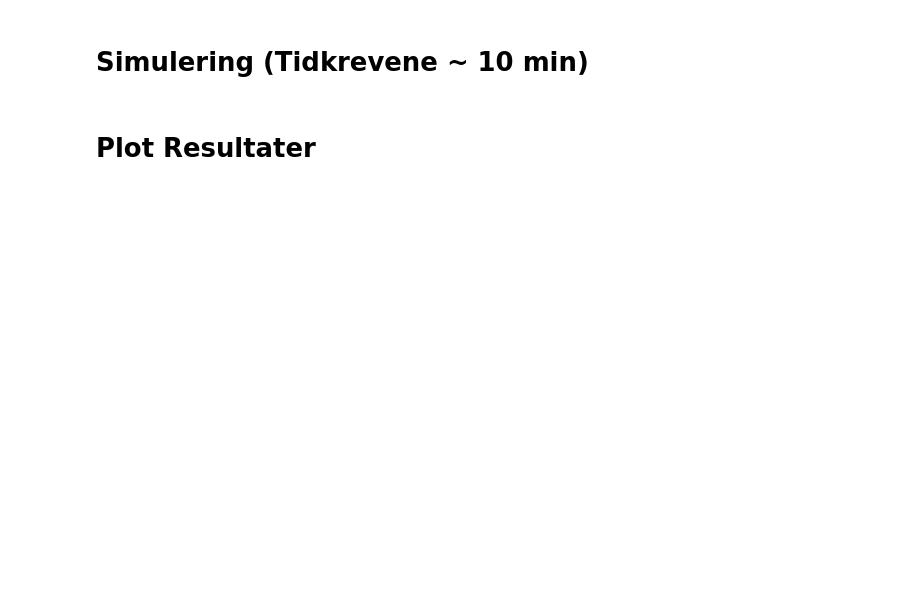
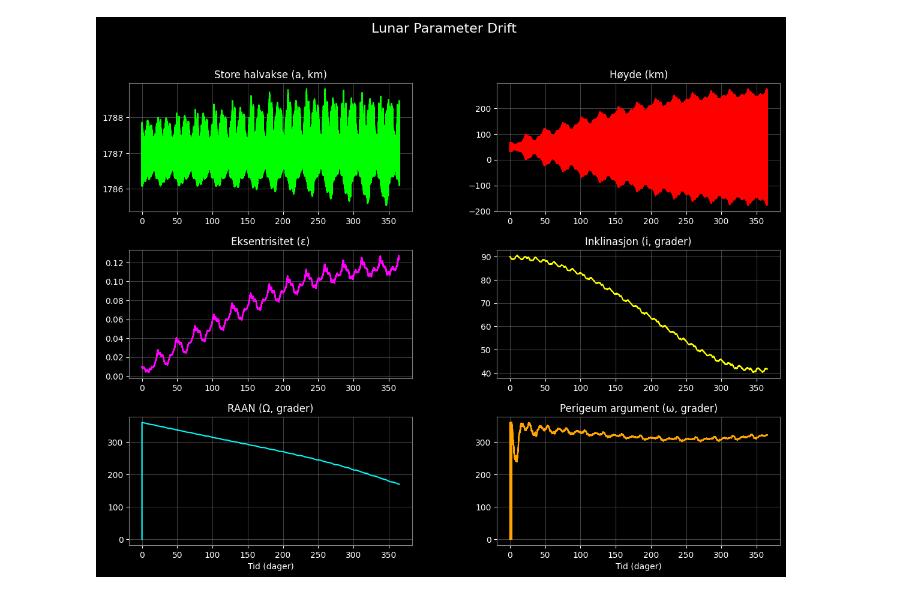
Before and after one commit to SkaugJr/TTK4852-EiT, a Jupyter notebook: LunarParameterDrift.ipynb, the cells around one changed output. Saved outputs shown, nothing was run; the diff lists cells and outputs as text; code cells hidden in the pictures; blank space fills up the shorter version.

```diff
--- a/LunarParameterDrift.ipynb
+++ b/LunarParameterDrift.ipynb
@@ -1,2 +0,0 @@
-# %% [markdown]
-# Simulering (Tidkrevene ~ 10 min)
@@ -184,2 +0,0 @@ t_years = t_sol / (86400.0 * 365.25)
-# %% [markdown]
-# Plot Resultater
@@ -232,0 +24,71 @@ fig.show()
+# %%
+import matplotlib.pyplot as plt
+import matplotlib.gridspec as gridspec
+
+# Opprett figur og subplots
+fig = plt.figure(figsize=(14, 10), facecolor='black')
+gs = gridspec.GridSpec(3, 2, hspace=0.3, wspace=0.3)
+
+# Felles stil for alle plottene
+plot_style = {
+    'grid_color': 'gray',
+    'grid_alpha': 0.5,
+    'text_color': 'white'
+}
+
+# Farger for kurvene
+curve_colors = ['lime','red', 'magenta', 'yellow', 'cyan', 'orange']
+
+# Semi-Major Axis
+ax1 = fig.add_subplot(gs[0, 0], facecolor='black')
+ax1.plot(t, a_km, color=curve_colors[0])
+ax1.set_title("Store halvakse (a, km)", color=plot_style['text_color'])
+ax1.grid(color=plot_style['grid_color'], alpha=plot_style['grid_alpha'])
+
+# Altitude
+ax2 = fig.add_subplot(gs[0, 1], facecolor='black')
+ax2.plot(t, altitude_km, color=curve_colors[1])
+ax2.set_title("Høyde (km)", color=plot_style['text_color'])
+ax2.grid(color=plot_style['grid_color'], alpha=plot_style['grid_alpha'])
+
+# Eccentricity
+ax3 = fig.add_subplot(gs[1, 0], facecolor='black')
+ax3.plot(t, e_sol, color=curve_colors[2])
+ax3.set_title("Eksentrisitet (ε)", color=plot_style['text_color'])
+ax3.grid(color=plot_style['grid_color'], alpha=plot_style['grid_alpha'])
+
+# Inclination
+ax4 = fig.add_subplot(gs[1, 1], facecolor='black')
+ax4.plot(t, i_deg, color=curve_colors[3])
+ax4.set_title("Inklinasjon (i, grader)", color=plot_style['text_color'])
+ax4.grid(color=plot_style['grid_color'], alpha=plot_style['grid_alpha'])
+
+# RAAN
+ax5 = fig.add_subplot(gs[2, 0], facecolor='black')
+ax5.plot(t, raan_deg, color=curve_colors[4])
+ax5.set_title("RAAN (Ω, grader)", color=plot_style['text_color'])
+ax5.set_xlabel("Tid (dager)", color=plot_style['text_color'])
+ax5.grid(color=plot_style['grid_color'], alpha=plot_style['grid_alpha'])
+
+# Argument of Perigee
+ax6 = fig.add_subplot(gs[2, 1], facecolor='black')
+ax6.plot(t, argp_deg, color=curve_colors[5])
+ax6.set_title("Perigeum argument (ω, grader)", color=plot_style['text_color'])
+ax6.set_xlabel("Tid (dager)", color=plot_style['text_color'])
+ax6.grid(color=plot_style['grid_color'], alpha=plot_style['grid_alpha'])
+
+# Oppdater aksene
+for ax in [ax1, ax2, ax3, ax4, ax5, ax6]:
+    ax.tick_params(colors=plot_style['text_color'])
+    ax.spines['bottom'].set_color(plot_style['grid_color'])
+    ax.spines['top'].set_color(plot_style['grid_color'])
+    ax.spines['left'].set_color(plot_style['grid_color'])
+    ax.spines['right'].set_color(plot_style['grid_color'])
+
+# Legg til hovedtittel
+fig.suptitle("Lunar Parameter Drift", color=plot_style['text_color'], fontsize=16)
+
+# Vis figuren
+plt.show()
+# %% [output]
+[figure, added]
```
Also changed, not shown: parts of 3 cells of this notebook, 3 other files.
